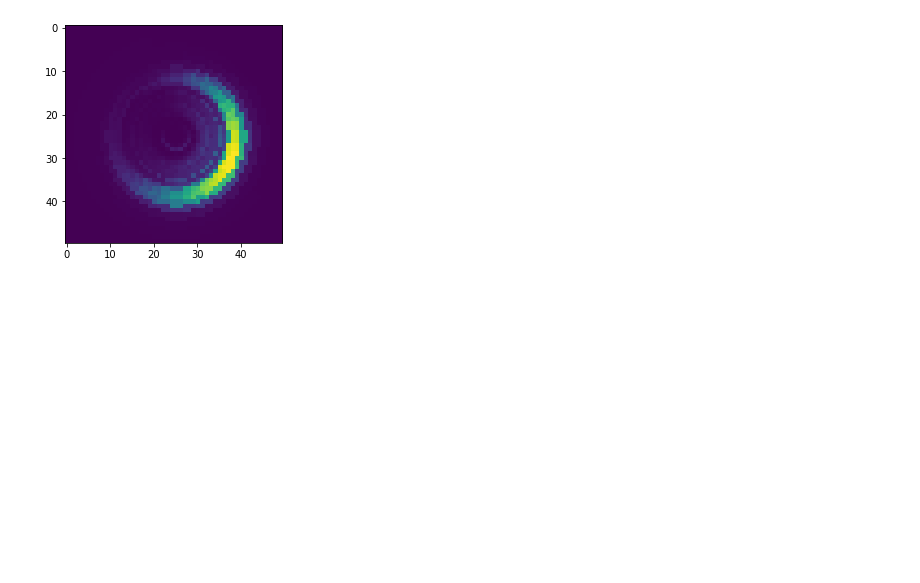
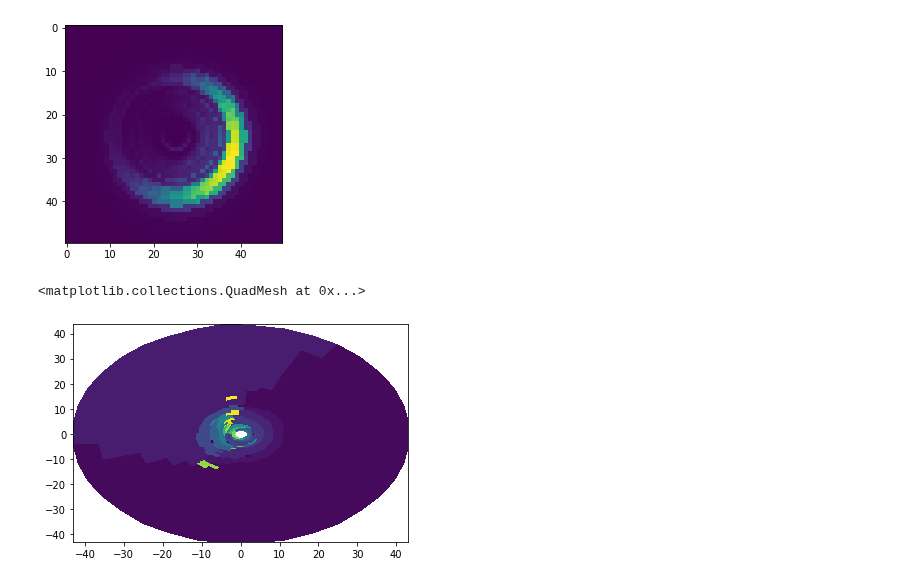
Before and after one commit to mpiannucci/surfrs, a Jupyter notebook: doc/frequency_spec.ipynb, the cells around one changed output. Drawn from its saved outputs; the diff is of its cells as text; code cells hidden in the pictures; blank space fills up the shorter version.

```diff
--- a/doc/frequency_spec.ipynb
+++ b/doc/frequency_spec.ipynb
@@ -100,0 +103,12 @@ plt.imshow(e2)
+# %%
+wshed = wshed.reshape((len(d_ndbc), len(f_ndbc)))
+
+t, r = np.meshgrid(d_ndbc, 1.0 / f_ndbc)
+x_vals = r * np.sin(np.deg2rad(t))
+y_vals = r * np.cos(np.deg2rad(t))
+
+plt.grid(True)
+plt.pcolormesh(x_vals,y_vals,wshed.T, edgecolors='face')
+# %% [output]
+<matplotlib.collections.QuadMesh at 0x...>
+[figure, added]
```
Also changed, not shown: parts of 1 cell of this notebook, 5 other files.
